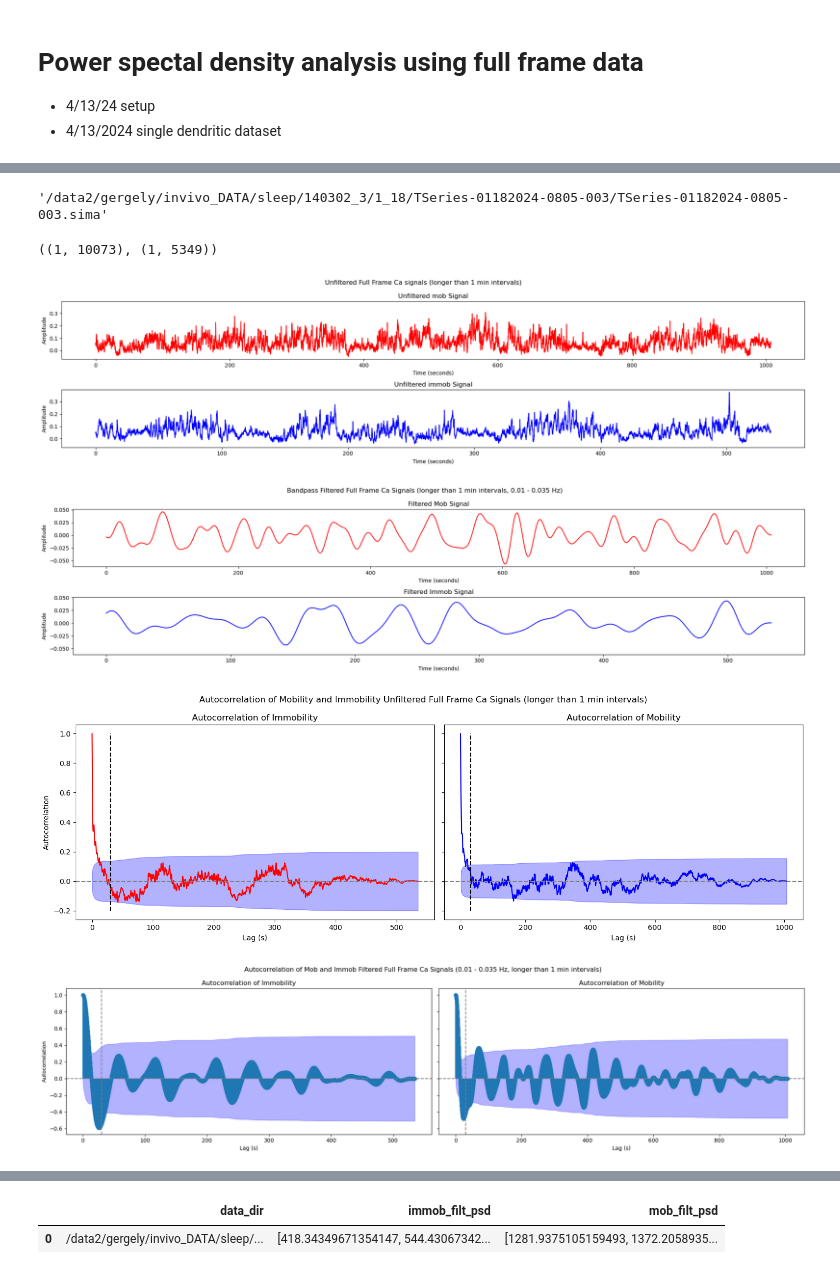
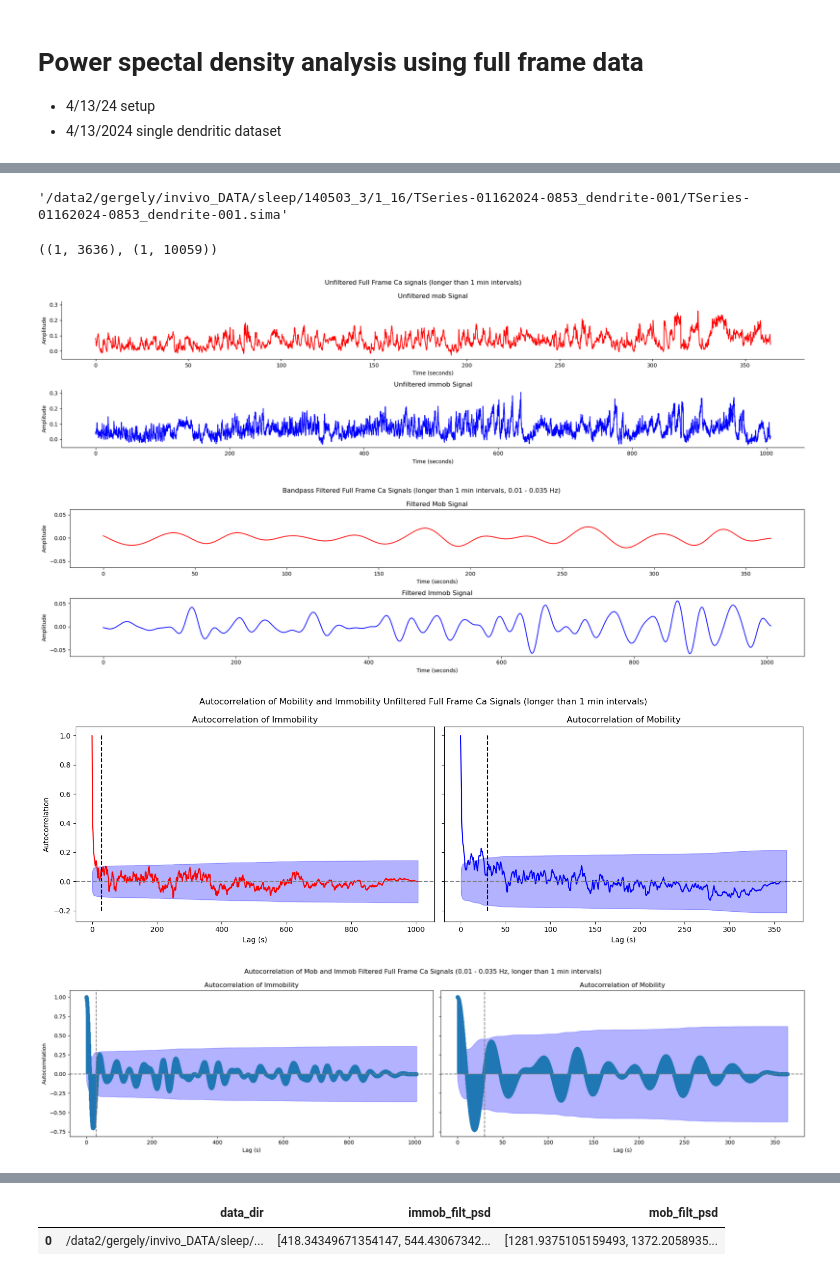
Before and after one commit to JessicaYoujiaLi/sleep, a Jupyter notebook: notebooks/ff_analysis/ff_analysis_dend_power_spectra.ipynb, the cells around one changed output, grey strips where cells are left out. Cells and saved outputs as stored; diff of their text form; code cells hidden in the pictures.

```diff
--- a/notebooks/ff_analysis/ff_analysis_dend_power_spectra.ipynb
+++ b/notebooks/ff_analysis/ff_analysis_dend_power_spectra.ipynb
@@ -34,7 +35,7 @@ def open_and_convert(sima_path):
 # %%
 mice = ["140503_2", "140503_3", "140502_5", "140302_3"]
 # %%
-mouse = ImagingData(mice[3])
+mouse = ImagingData(mice[1])
 mouse.mouse_id
 s2p_folders = mouse.find_s2p_folders()
 for folder in enumerate(s2p_folders):
@@ -60,9 +54,9 @@ Looking for Suite2p folders in /data2/gergely/invivo_DATA/sleep/140302_3
 # %%
-s2p_folder = s2p_folders[12]
+s2p_folder = s2p_folders[0]
 sima_folder = dirname(s2p_folder)
 sima_folder
 # %% [output]
-'/data2/gergely/invivo_DATA/sleep/140302_3/1_18/TSeries-01182024-0805-003/TSeries-01182024-0805-003.sima'
+'/data2/gergely/invivo_DATA/sleep/140503_3/1_16/TSeries-01162024-0853_dendrite-001/TSeries-01162024-0853_dendrite-001.sima'
 # %%
 somatic = open_and_convert(sima_folder)
 somatic_dfof = somatic["DeltaF_F"]
@@ -88,37 +82,38 @@ mob_intervals = pdi(somatic_dfof, thresholded_mob)
 immob_intervals = pdi(somatic_dfof, thresholded_immob)
 mob_intervals.shape, immob_intervals.shape
 # %% [output]
-((1, 10073), (1, 5349))
+((1, 3636), (1, 10059))
 # %%
 raw_mob = pd.Series(mob_intervals.iloc[0].values)
 raw_immob = pd.Series(immob_intervals.iloc[0].values)
 
 # Calculate the time vector for the x-axis (in seconds)
 nrem_time = np.linspace(0, len(raw_mob) / 10, num=len(raw_mob))
 awake_time = np.linspace(0, len(raw_immob) / 10, num=len(raw_immob))
 
 # Create subplots
 fig, ax = plt.subplots(nrows=2, ncols=1, figsize=(20, 5), sharey=True)
 fig.suptitle("Unfiltered Full Frame Ca signals (longer than 1 min intervals)")
 
 # Plot the filtered NREM data with time on the x-axis
 ax[0].plot(nrem_time, raw_mob, color="red")
 ax[0].set_title("Unfiltered mob Signal")
 ax[0].set_xlabel("Time (seconds)")
 ax[0].set_ylabel("Amplitude")
 
 # Plot the filtered Awake data with time on the x-axis
 ax[1].plot(awake_time, raw_immob, color="blue")
 ax[1].set_title("Unfiltered immob Signal")
 ax[1].set_xlabel("Time (seconds)")
 ax[1].set_ylabel("Amplitude")
 
 # Display the plot
 plt.tight_layout()  # Adjust layout to prevent overlap
+sns.despine()  # Remove the right and top spines
 fig.savefig(join(sima_folder, "Unfiltered ff signals.png"), dpi=300)
 plt.show()
 # %% [output]
-[figure, old version]
+[figure, new version]
 # %%
 filt_mob = ffa.bandpass_filter_with_padding(raw_mob, 0.01, 0.035, 10)
 filt_immob = ffa.bandpass_filter_with_padding(raw_immob, 0.01, 0.035, 10)
@@ -150,7 +145,7 @@ plt.tight_layout()  # Adjust layout to prevent overlap
 plt.savefig(join(sima_folder, "Bandpass ff signals.png"), dpi=300)
 plt.show()
 # %% [output]
-[figure, old version]
+[figure, new version]
 # %%
 acf_immob, ci_immob = ffa.autocorrelation(raw_immob)
 acf_immob_time = np.linspace(0, len(acf_immob) / 10, num=len(acf_immob))
@@ -199,7 +194,7 @@ fig.savefig(
 )
 plt.show()
 # %% [output]
-[figure, old version]
+[figure, new version]
 # %%
 # filtered signals
 filt_acf_immob, filt_ci_immob = ffa.autocorrelation(filt_immob)
@@ -250,7 +245,7 @@ plt.tight_layout()
 # )
 plt.show()
 # %% [output]
-[figure, old version]
+[figure, new version]
 # %%
 # Frequency Domain Analysis (Power Spectral Density)
 fs = 10.0
```
Also changed, not shown: parts of 6 cells of this notebook, 1 other file.
